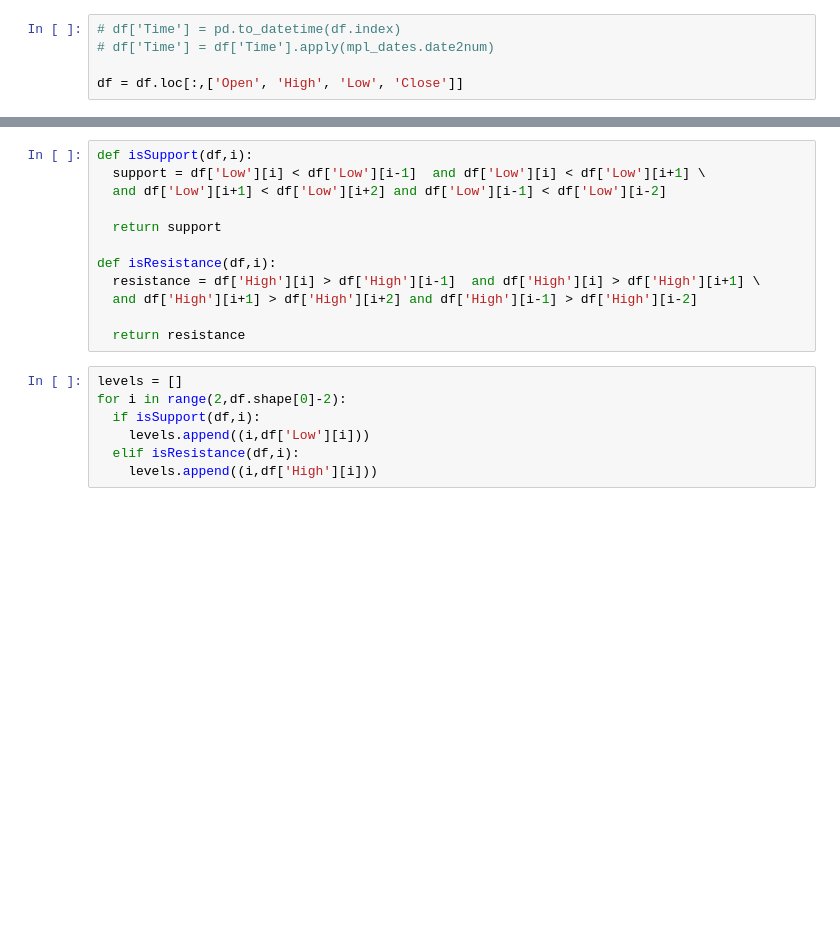
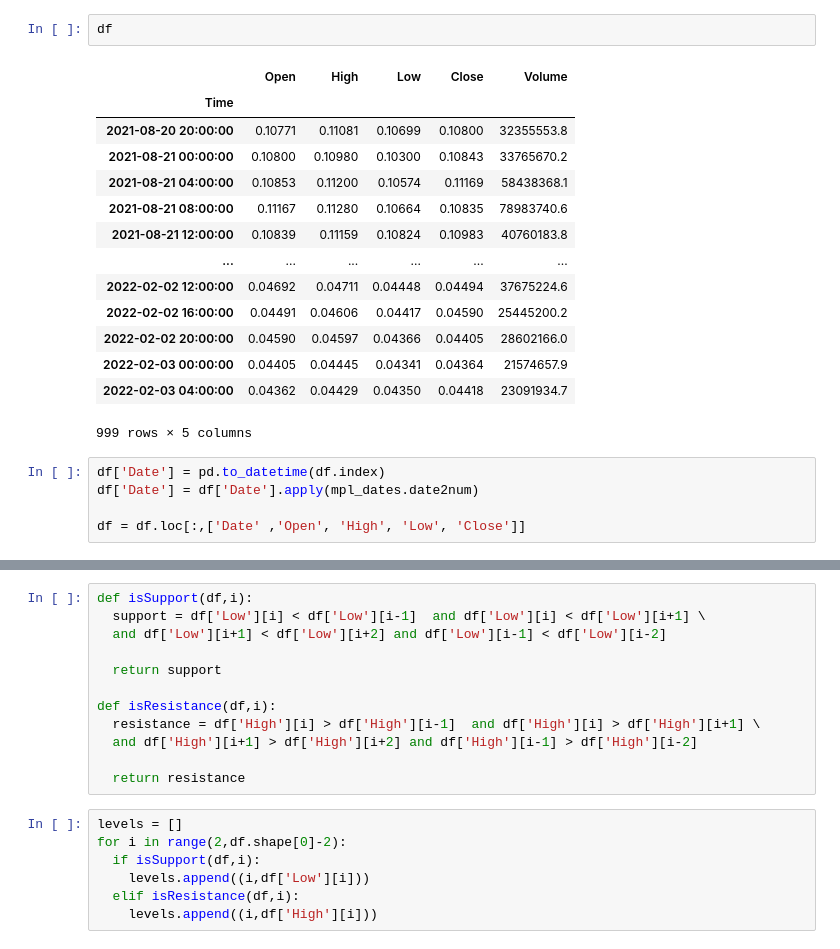
Before and after one commit to elcreek/work, a Jupyter notebook: support_and_resistance2.ipynb, the cells around one changed output, grey strips where cells are left out. Drawn from its saved outputs; the diff is of its cells as text; blank space fills up the shorter version.

```diff
--- a/support_and_resistance2.ipynb
+++ b/support_and_resistance2.ipynb
@@ -18,8 +39,25 @@ df=pd.read_csv("C:\\Users\Grant\Desktop\work_git\work\data\\1d\ZILUSDT_1d.csv",
+# %%
+df
+# %% [output]
+|  | Open | High | Low | Close | Volume |
+| Time |  |  |  |  |  |
+| 2021-08-20 20:00:00 | 0.10771 | 0.11081 | 0.10699 | 0.10800 | 32355553.8 |
+| 2021-08-21 00:00:00 | 0.10800 | 0.10980 | 0.10300 | 0.10843 | 33765670.2 |
+| 2021-08-21 04:00:00 | 0.10853 | 0.11200 | 0.10574 | 0.11169 | 58438368.1 |
+| 2021-08-21 08:00:00 | 0.11167 | 0.11280 | 0.10664 | 0.10835 | 78983740.6 |
+| 2021-08-21 12:00:00 | 0.10839 | 0.11159 | 0.10824 | 0.10983 | 40760183.8 |
+| ... | ... | ... | ... | ... | ... |
+| 2022-02-02 12:00:00 | 0.04692 | 0.04711 | 0.04448 | 0.04494 | 37675224.6 |
+| 2022-02-02 16:00:00 | 0.04491 | 0.04606 | 0.04417 | 0.04590 | 25445200.2 |
+| 2022-02-02 20:00:00 | 0.04590 | 0.04597 | 0.04366 | 0.04405 | 28602166.0 |
+| 2022-02-03 00:00:00 | 0.04405 | 0.04445 | 0.04341 | 0.04364 | 21574657.9 |
+| 2022-02-03 04:00:00 | 0.04362 | 0.04429 | 0.04350 | 0.04418 | 23091934.7 |
+999 rows × 5 columns
 # %%
-# df['Time'] = pd.to_datetime(df.index)
-# df['Time'] = df['Time'].apply(mpl_dates.date2num)
+df['Date'] = pd.to_datetime(df.index)
+df['Date'] = df['Date'].apply(mpl_dates.date2num)
 
-df = df.loc[:,['Open', 'High', 'Low', 'Close']]
+df = df.loc[:,['Date' ,'Open', 'High', 'Low', 'Close']]
 # %%
 df
 # %% [output]
```
Also changed, not shown: parts of 10 cells of this notebook, 5 other files.
